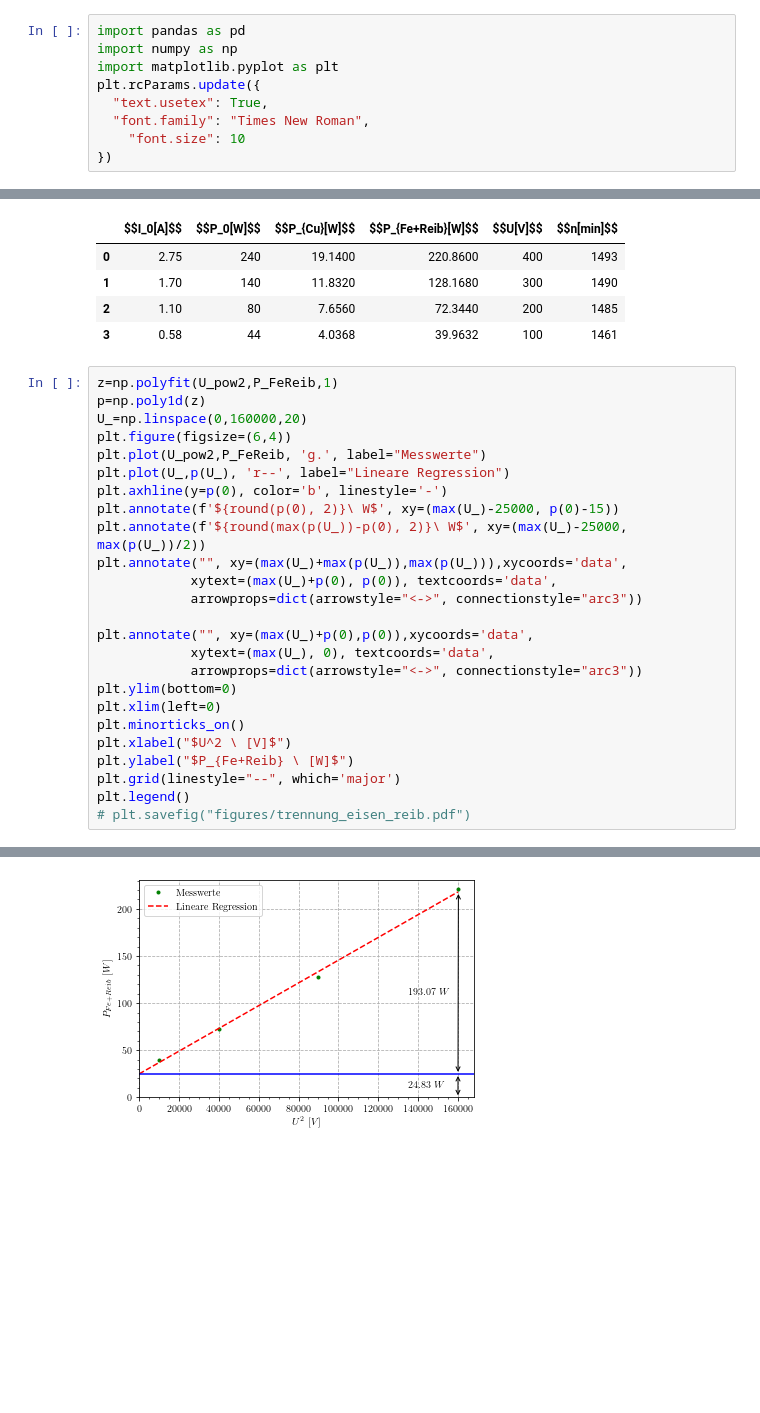
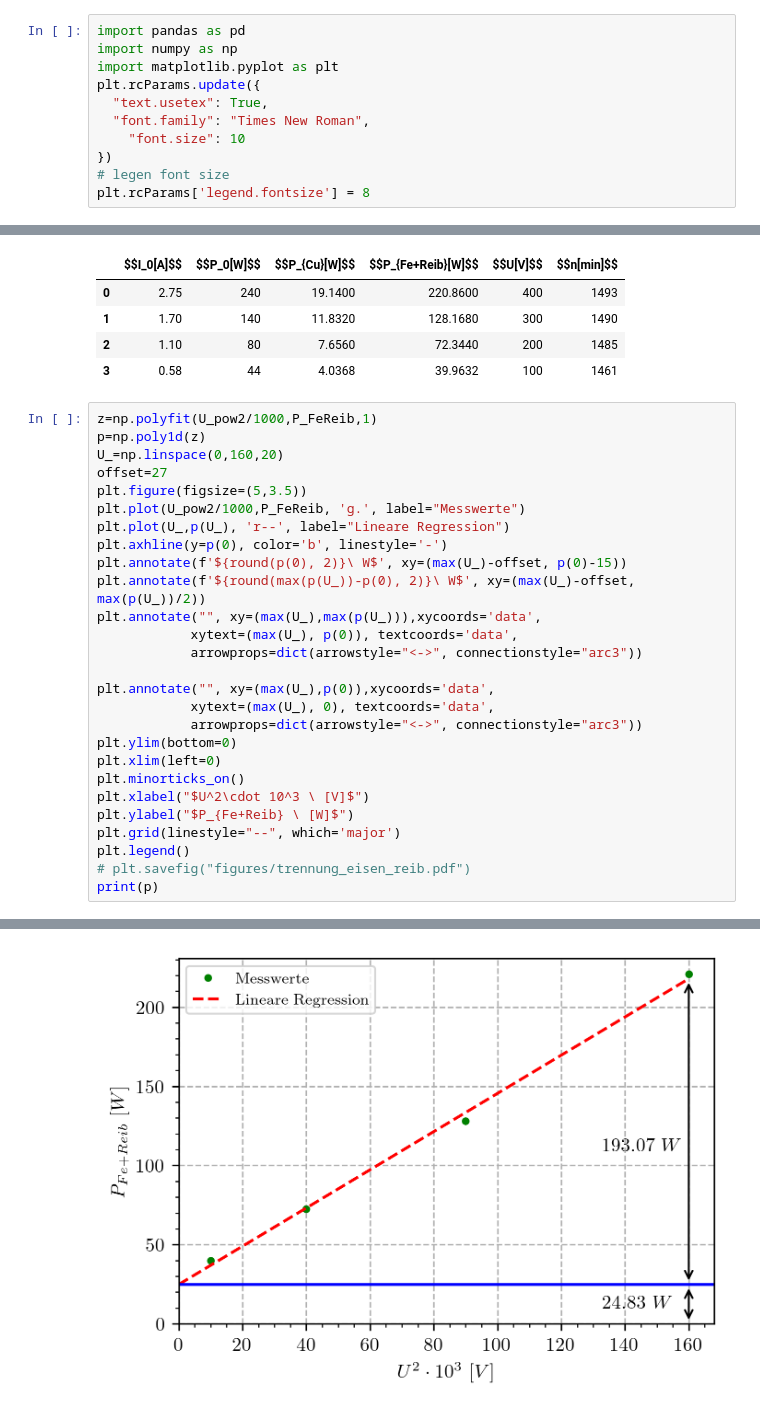
Before and after one commit to ayham291/PEM, a Jupyter notebook: ASM/ASM_Calculations.ipynb, the cells around one changed output, grey strips where cells are left out. Drawn from its saved outputs; the diff is of its cells as text; blank space fills up the shorter version.

Commit message:
fix: change trennung von P_FeReib x-scale and legend fontsize

```diff
--- a/ASM/ASM_Calculations.ipynb
+++ b/ASM/ASM_Calculations.ipynb
@@ -7,6 +7,8 @@ plt.rcParams.update({
   "font.family": "Times New Roman",
     "font.size": 10
 })
+# legen font size
+plt.rcParams['legend.fontsize'] = 8
 # %%
 U_N=400
 U_L=85
@@ -196,28 +198,30 @@ pd.DataFrame(data, columns=["$$I_0[A]$$","$$P_0[W]$$","$$P_{Cu}[W]$$","$$P_{Fe+R
 | 2 | 1.10 | 80 | 7.6560 | 72.3440 | 200 | 1485 |
 | 3 | 0.58 | 44 | 4.0368 | 39.9632 | 100 | 1461 |
 # %%
-z=np.polyfit(U_pow2,P_FeReib,1)
+z=np.polyfit(U_pow2/1000,P_FeReib,1)
 p=np.poly1d(z)
-U_=np.linspace(0,160000,20)
-plt.figure(figsize=(6,4))
-plt.plot(U_pow2,P_FeReib, 'g.', label="Messwerte")
+U_=np.linspace(0,160,20)
+offset=27
+plt.figure(figsize=(5,3.5))
+plt.plot(U_pow2/1000,P_FeReib, 'g.', label="Messwerte")
 plt.plot(U_,p(U_), 'r--', label="Lineare Regression")
 plt.axhline(y=p(0), color='b', linestyle='-')
-plt.annotate(f'${round(p(0), 2)}\ W$', xy=(max(U_)-25000, p(0)-15))
-plt.annotate(f'${round(max(p(U_))-p(0), 2)}\ W$', xy=(max(U_)-25000, max(p(U_))/2))
-plt.annotate("", xy=(max(U_)+max(p(U_)),max(p(U_))),xycoords='data',
-            xytext=(max(U_)+p(0), p(0)), textcoords='data',
+plt.annotate(f'${round(p(0), 2)}\ W$', xy=(max(U_)-offset, p(0)-15))
+plt.annotate(f'${round(max(p(U_))-p(0), 2)}\ W$', xy=(max(U_)-offset, max(p(U_))/2))
+plt.annotate("", xy=(max(U_),max(p(U_))),xycoords='data',
+            xytext=(max(U_), p(0)), textcoords='data',
             arrowprops=dict(arrowstyle="<->", connectionstyle="arc3"))
 
-plt.annotate("", xy=(max(U_)+p(0),p(0)),xycoords='data',
+plt.annotate("", xy=(max(U_),p(0)),xycoords='data',
             xytext=(max(U_), 0), textcoords='data',
             arrowprops=dict(arrowstyle="<->", connectionstyle="arc3"))
 plt.ylim(bottom=0)
 plt.xlim(left=0)
 plt.minorticks_on()
-plt.xlabel("$U^2 \ [V]$")
+plt.xlabel("$U^2\cdot 10^3 \ [V]$")
 plt.ylabel("$P_{Fe+Reib} \ [W]$")
 plt.grid(linestyle="--", which='major')
 plt.legend()
 # plt.savefig("figures/trennung_eisen_reib.pdf")
+print(p)
 # %% [output]
@@ -224 +229 @@ plt.legend()
-[figure, old version]
+[figure, new version]
```
Also changed, not shown: parts of 3 cells of this notebook, 4 other files.
